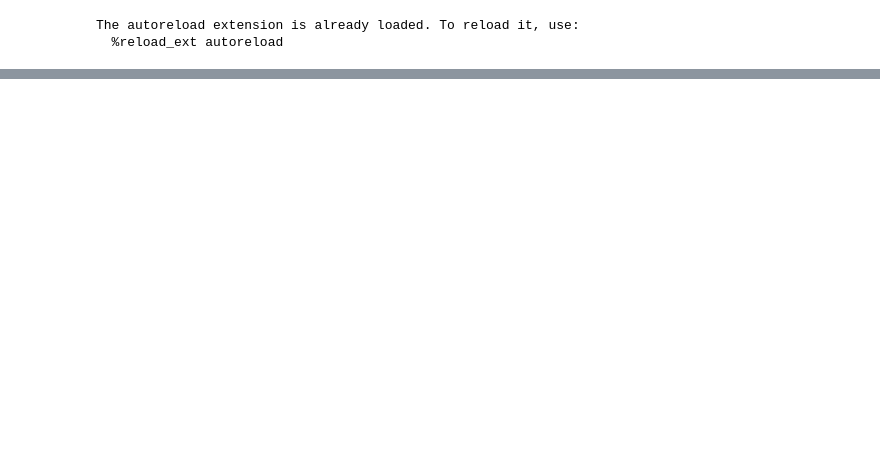
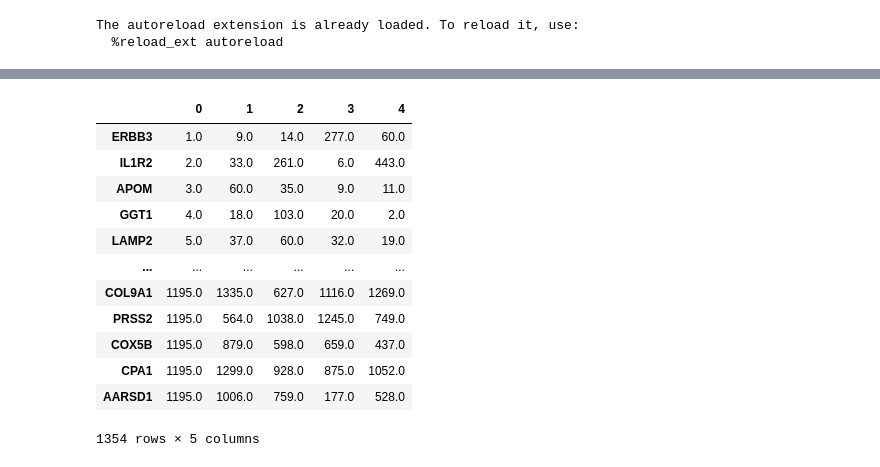
Before and after one commit to ipolharvard/biobank_olink, a Jupyter notebook: notebooks/exp_two_extremes.ipynb, the cells around one changed output, grey strips where cells are left out. Drawn from its saved outputs; the diff is of its cells as text; code cells hidden in the pictures; blank space fills up the shorter version.

```diff
--- a/notebooks/exp_two_extremes.ipynb
+++ b/notebooks/exp_two_extremes.ipynb
@@ -47,0 +99,18 @@ Name: auc_score, dtype: float64
+# %%
+feat_imps = one_case.feat_importance
+feat_imps = pd.DataFrame(list(feat_imps.values)).T.sort_values(0, ascending=False)
+feat_imps.rank(ascending=False)
+# %% [output]
+|  | 0 | 1 | 2 | 3 | 4 |
+| ERBB3 | 1.0 | 9.0 | 14.0 | 277.0 | 60.0 |
+| IL1R2 | 2.0 | 33.0 | 261.0 | 6.0 | 443.0 |
+| APOM | 3.0 | 60.0 | 35.0 | 9.0 | 11.0 |
+| GGT1 | 4.0 | 18.0 | 103.0 | 20.0 | 2.0 |
+| LAMP2 | 5.0 | 37.0 | 60.0 | 32.0 | 19.0 |
+| ... | ... | ... | ... | ... | ... |
+| COL9A1 | 1195.0 | 1335.0 | 627.0 | 1116.0 | 1269.0 |
+| PRSS2 | 1195.0 | 564.0 | 1038.0 | 1245.0 | 749.0 |
+| COX5B | 1195.0 | 879.0 | 598.0 | 659.0 | 437.0 |
+| CPA1 | 1195.0 | 1299.0 | 928.0 | 875.0 | 1052.0 |
+| AARSD1 | 1195.0 | 1006.0 | 759.0 | 177.0 | 528.0 |
+1354 rows × 5 columns
```
Also changed, not shown: parts of 8 cells of this notebook, 1 other file.
